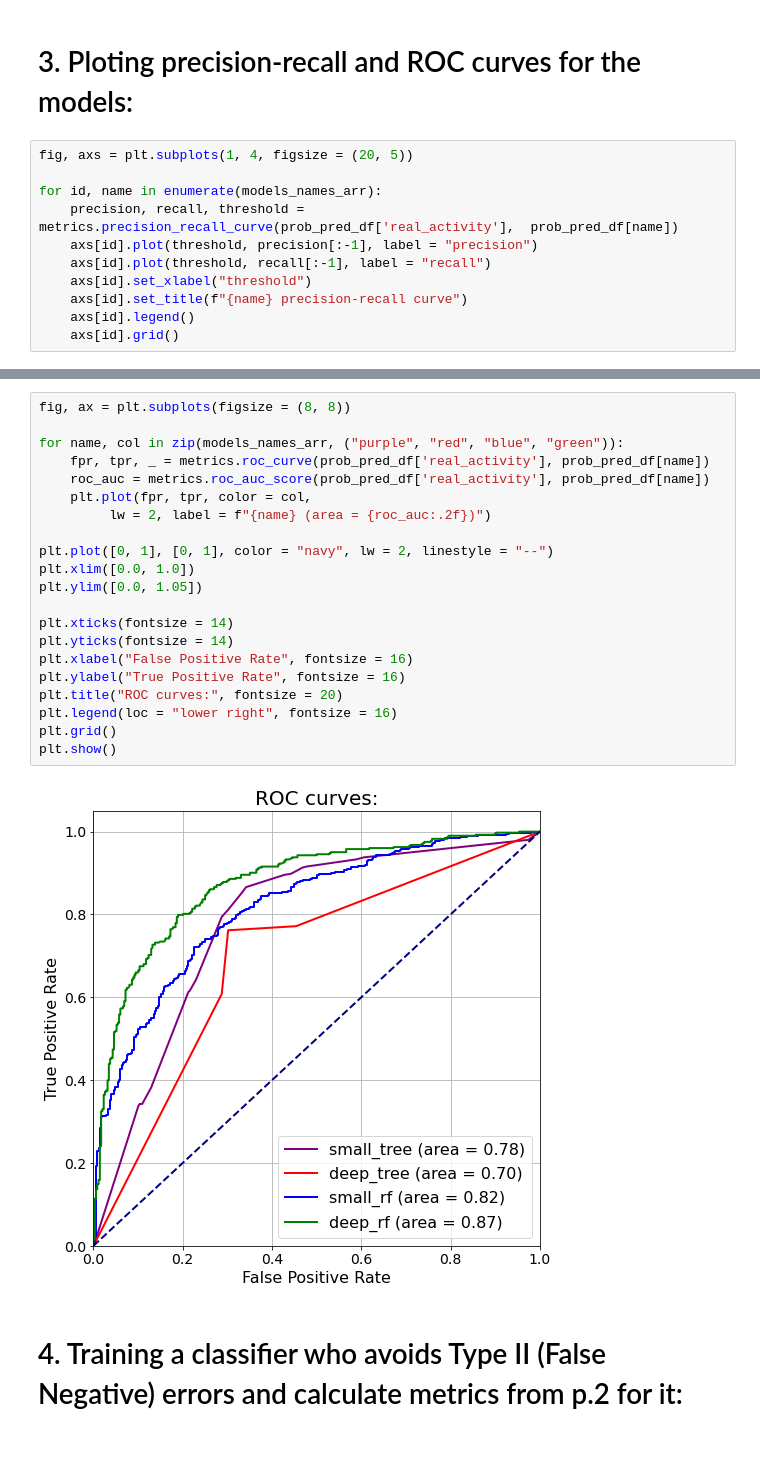
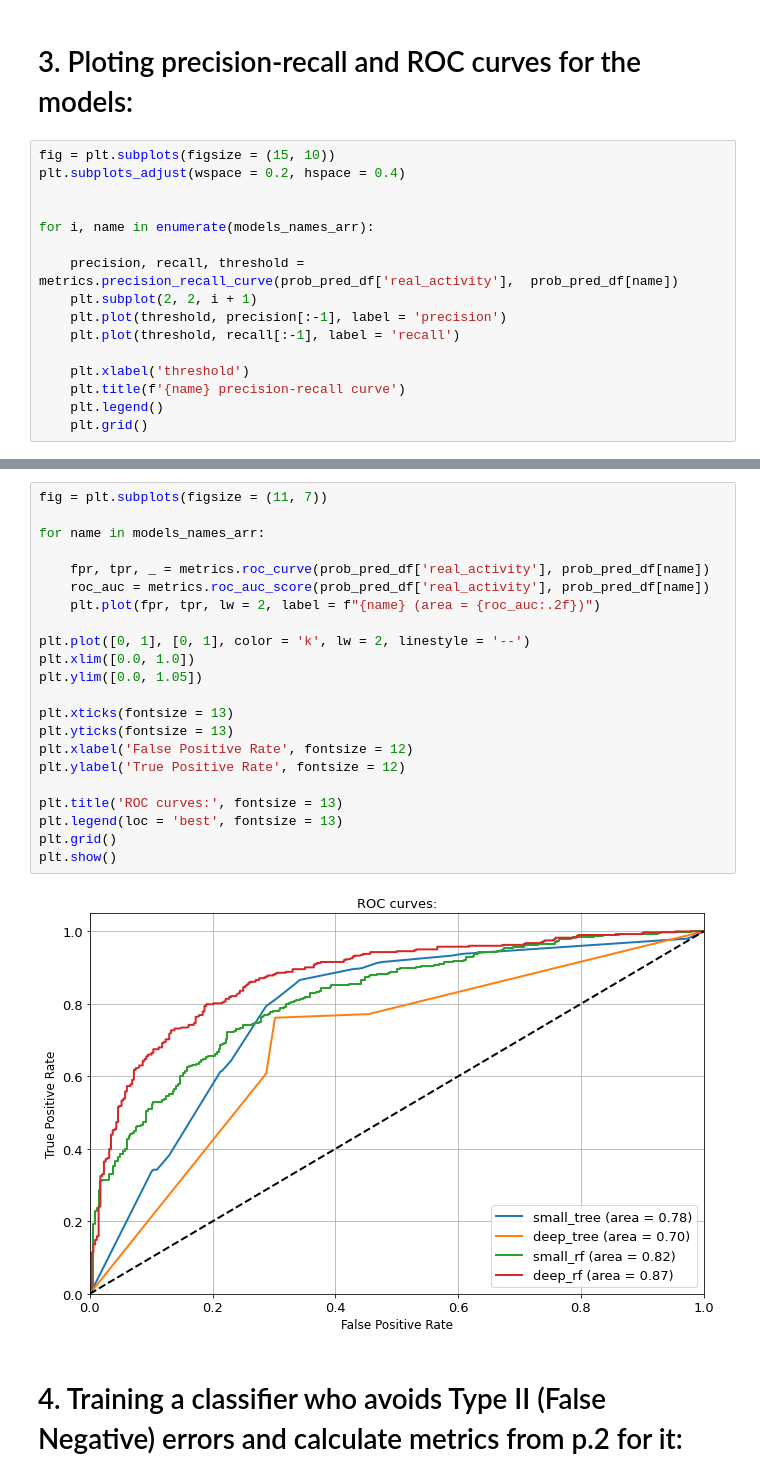
Before and after one commit to belpablo/Machine_Learning_Tecnologies_2022, a Jupyter notebook: Task_1/Belenko_Pavel_J41325c_MLT_2022_Task_1.ipynb, the cells around one changed output, grey strips where cells are left out. Drawn from its saved outputs; the diff is of its cells as text; blank space fills up the shorter version.

```diff
--- a/Task_1/Belenko_Pavel_J41325c_MLT_2022_Task_1.ipynb
+++ b/Task_1/Belenko_Pavel_J41325c_MLT_2022_Task_1.ipynb
@@ -141,14 +143,19 @@ The table shows that:
 # %% [markdown]
 # 3. Ploting precision-recall and ROC curves for the models:
 # %%
-fig, axs = plt.subplots(1, 4, figsize = (20, 5))
+fig = plt.subplots(figsize = (15, 10))
+plt.subplots_adjust(wspace = 0.2, hspace = 0.4)
 
-for id, name in enumerate(models_names_arr):
+
+for i, name in enumerate(models_names_arr):
+
     precision, recall, threshold = metrics.precision_recall_curve(prob_pred_df['real_activity'],  prob_pred_df[name])
-    axs[id].plot(threshold, precision[:-1], label = "precision")
-    axs[id].plot(threshold, recall[:-1], label = "recall")
-    axs[id].set_xlabel("threshold")
-    axs[id].set_title(f"{name} precision-recall curve")
-    axs[id].legend()
-    axs[id].grid()
+    plt.subplot(2, 2, i + 1)
+    plt.plot(threshold, precision[:-1], label = 'precision')
+    plt.plot(threshold, recall[:-1], label = 'recall')
+
+    plt.xlabel('threshold')
+    plt.title(f'{name} precision-recall curve')
+    plt.legend()
+    plt.grid()
 # %% [output]
@@ -156,26 +163,27 @@ for id, name in enumerate(models_names_arr):
 # %%
-fig, ax = plt.subplots(figsize = (8, 8))
+fig = plt.subplots(figsize = (11, 7))
 
-for name, col in zip(models_names_arr, ("purple", "red", "blue", "green")):
+for name in models_names_arr:
+
     fpr, tpr, _ = metrics.roc_curve(prob_pred_df['real_activity'], prob_pred_df[name])
     roc_auc = metrics.roc_auc_score(prob_pred_df['real_activity'], prob_pred_df[name])
-    plt.plot(fpr, tpr, color = col,
-         lw = 2, label = f"{name} (area = {roc_auc:.2f})")
+    plt.plot(fpr, tpr, lw = 2, label = f"{name} (area = {roc_auc:.2f})")
 
-plt.plot([0, 1], [0, 1], color = "navy", lw = 2, linestyle = "--")
+plt.plot([0, 1], [0, 1], color = 'k', lw = 2, linestyle = '--')
 plt.xlim([0.0, 1.0])
 plt.ylim([0.0, 1.05])
 
-plt.xticks(fontsize = 14)
-plt.yticks(fontsize = 14)
-plt.xlabel("False Positive Rate", fontsize = 16)
-plt.ylabel("True Positive Rate", fontsize = 16)
-plt.title("ROC curves:", fontsize = 20)
-plt.legend(loc = "lower right", fontsize = 16)
+plt.xticks(fontsize = 13)
+plt.yticks(fontsize = 13)
+plt.xlabel('False Positive Rate', fontsize = 12)
+plt.ylabel('True Positive Rate', fontsize = 12)
+
+plt.title('ROC curves:', fontsize = 13)
+plt.legend(loc = 'best', fontsize = 13)
 plt.grid()
 plt.show()
 # %% [output]
-[figure, old version]
+[figure, new version]
 # %% [markdown]
 # 4. Training a classifier who avoids Type II (False Negative) errors and calculate metrics from p.2 for it:
 # %%
```
Also changed, not shown: parts of 4 cells of this notebook.
